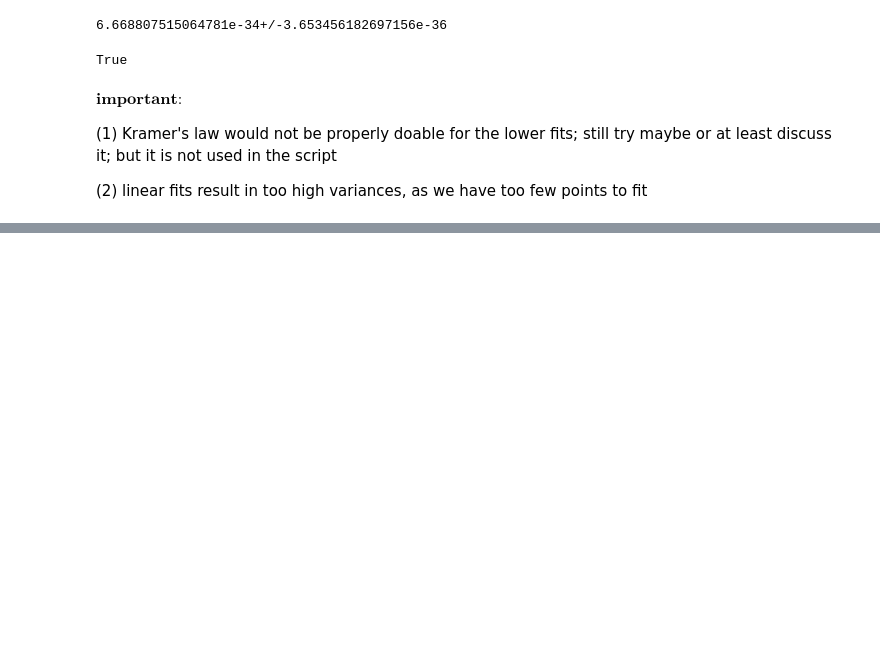
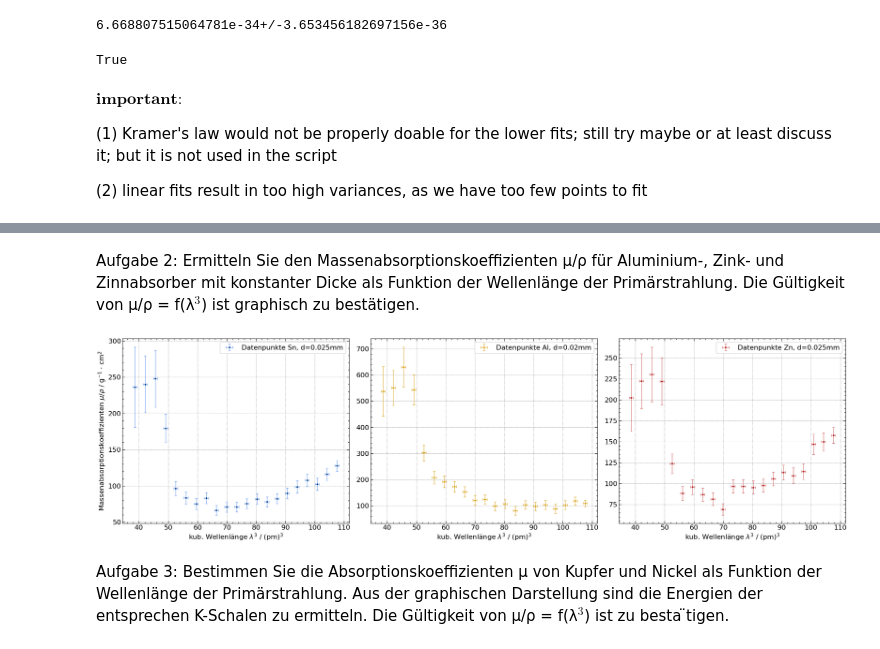
Before and after one commit to KemalOenen/advanced_labcourse, a Jupyter notebook: E130/data_analysis.ipynb, the cells around one changed output, grey strips where cells are left out. Saved outputs shown, nothing was run; the diff lists cells and outputs as text; code cells hidden in the pictures; blank space fills up the shorter version.

```diff
--- a/E130/data_analysis.ipynb
+++ b/E130/data_analysis.ipynb
@@ -478,0 +608,2 @@ plt.show()
+# %% [markdown]
+Aufgabe 2: Ermitteln Sie den Massenabsorptionskoeffizienten μ/ρ für Aluminium-, Zink- und Zinnabsorber mit konstanter Dicke als Funktion der Wellenlänge der Primärstrahlung. Die Gültigkeit von μ/ρ = f(λ$^3$) ist graphisch zu bestätigen.
@@ -478,0 +657,14 @@ plt.show()
+# %%
+# without material, take from task 2
+df=pd.read_csv("messung_1.csv", delimiter="\t" , names=['Xray_angle', 'Counts'], skiprows=2)
+df
+I_0=[]
+for i in range(len(df["Xray_angle"])):
+    if df["Xray_angle"][i]%0.5==0:
+        I_0.append(df["Counts"][i])
+counts_task42_0 = np.array([ufloat(I_0[:21][i], np.sqrt(I_0[:21][i])) for i in range(len(I_0[:21]))])
+# %%
+# get mu_rho for each lambda value
+mu_rho_Sn = np.array([umath.log(counts_task42_0[i]/counts_task42_Sn[i]) /(rho_sn * thickness_sn/10) for i in range(len(counts_task42_Sn))])
+mu_rho_Al = np.array([umath.log(counts_task42_0[i]/counts_task42_Al[i]) /(rho_al * thickness_al/10) for i in range(len(counts_task42_Al))])
+mu_rho_Zn = np.array([umath.log(counts_task42_0[i]/counts_task42_Zn[i]) /(rho_zn * thickness_zn/10) for i in range(len(counts_task42_Al))])
@@ -478,0 +675,26 @@ plt.show()
+# %%
+fig,axs = plt.subplots(1,3, figsize=(25,7))
+# plot values
+axs[0].errorbar(np.array([(wavelength_42_Sn)[i].n for i in range(len(wavelength_42_Sn))])*1e12, np.array([mu_rho_Sn[i].n for i in range(len(mu_rho_Sn))]), fmt='.',
+            xerr = np.array([(wavelength_42_Sn)[i].s for i in range(len(wavelength_42_Sn))])*1e12, yerr=np.array([mu_rho_Sn[i].s for i in range(len(mu_rho_Sn))]), ecolor="cornflowerblue",
+            elinewidth=1, capsize=3, label="Datenpunkte Sn, d=0.025mm")
+axs[1].errorbar(np.array([(wavelength_42_Al)[i].n for i in range(len(wavelength_42_Al))])*1e12, np.array([mu_rho_Al[i].n for i in range(len(mu_rho_Al))]), fmt='.', color="goldenrod",
+            xerr = np.array([(wavelength_42_Al)[i].s for i in range(len(wavelength_42_Al))])*1e12, yerr=np.array([mu_rho_Al[i].s for i in range(len(mu_rho_Al))]), ecolor="goldenrod",
+            elinewidth=1, capsize=3, label="Datenpunkte Al, d=0.02mm")
+axs[2].errorbar(np.array([(wavelength_42_Zn)[i].n for i in range(len(wavelength_42_Zn))])*1e12, np.array([mu_rho_Zn[i].n for i in range(len(mu_rho_Zn))]), fmt='.', color="firebrick",
+            xerr = np.array([(wavelength_42_Zn)[i].s for i in range(len(wavelength_42_Zn))])*1e12, yerr=np.array([mu_rho_Zn[i].s for i in range(len(mu_rho_Zn))]), ecolor="indianred",
+            elinewidth=1, capsize=3, label="Datenpunkte Zn, d=0.025mm")
+
+axs[0].set_ylabel(r"Massenabsorptionskoeffizienten $\mu/\rho$ / g$^{-1}$ $\cdot$ cm$^{2}$")
+for i in range(0,3):
+    axs[i].set_xlabel(r"kub. Wellenlänge $\lambda^3$ / (pm)$^3$")
+    axs[i].legend()
+
+plt.tight_layout()
+#plt.savefig("plots/Fits_Aufgabe4_task2.png", dpi=400)
+plt.show()
+# %% [output]
+[figure, added]
+# %% [markdown]
+Aufgabe 3: Bestimmen Sie die Absorptionskoeffizienten μ von Kupfer und Nickel als Funktion der Wellenlänge der Primärstrahlung. Aus der graphischen Darstellung sind die Energien der entsprechen K-Schalen zu ermitteln.
+Die Gültigkeit von μ/ρ = f(λ$^3$) ist zu besta ̈tigen.
```
Also changed, not shown: parts of 13 cells of this notebook, 1 other file.
